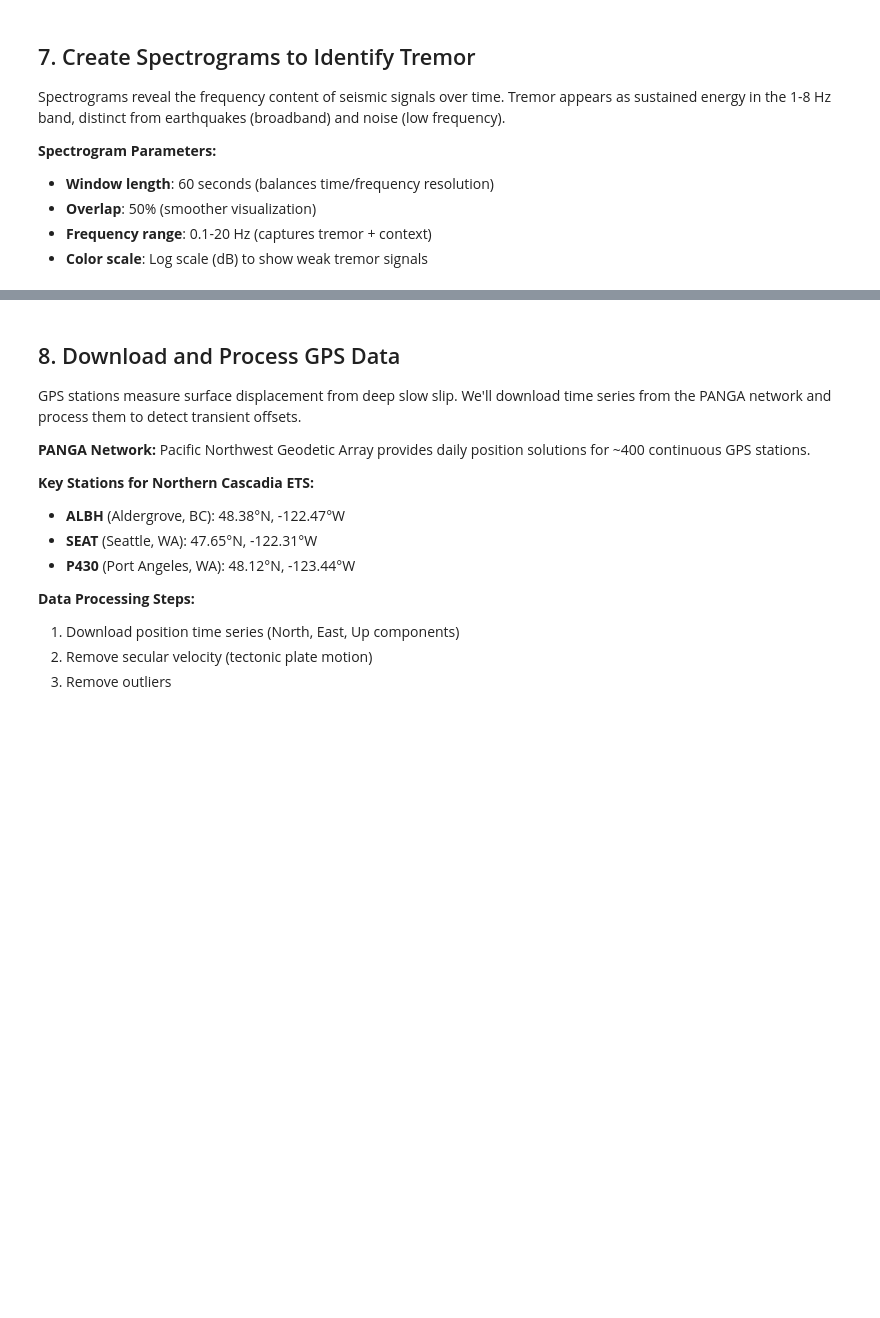
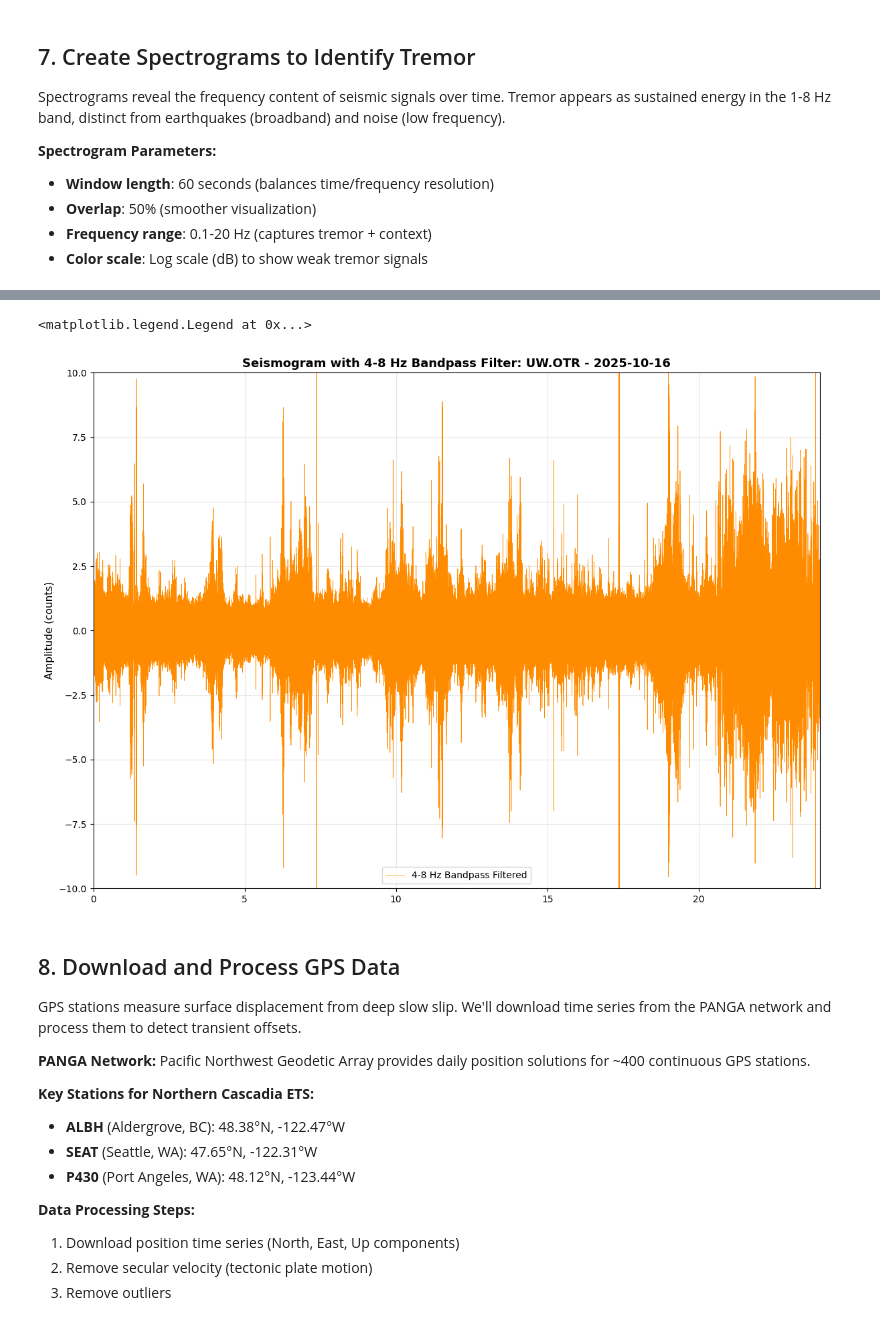
Before and after one commit to UW-geophysics-edu/ESS563-2025, a Jupyter notebook: notebooks/ESS563_Slow_Slip_Tremor_GPS.ipynb, the cells around one changed output, grey strips where cells are left out. Saved outputs shown, nothing was run; the diff lists cells and outputs as text; code cells hidden in the pictures; blank space fills up the shorter version.

```diff
--- a/notebooks/ESS563_Slow_Slip_Tremor_GPS.ipynb
+++ b/notebooks/ESS563_Slow_Slip_Tremor_GPS.ipynb
@@ -413,9 +414,9 @@ print(f"  Tremor count: {len(episode_tremor[episode_tremor['time'].dt.date == pe
 
 # Download from multiple stations in UW and UO networks
 stations_to_download = [
-    {'network': 'UW', 'station': 'RATT', 'channel': 'HHZ'},  # Rattlesnake Mountain, WA
-    {'network': 'UW', 'station': 'VLL', 'channel': 'HHZ'},   # Vantage, WA
-    {'network': 'UO', 'station': 'TIMB', 'channel': 'HHZ'},  # Timberline, OR
+    {'network': 'UW', 'station': 'OTR', 'channel': 'HHZ'},  # Hurricaine Mountain, WA
+    # {'network': 'UW', 'station': 'VLL', 'channel': 'HHZ'},   # Vantage, WA
+    # {'network': 'UO', 'station': 'TIMB', 'channel': 'HHZ'},  # Timberline, OR
 ]
 
 waveforms = {}
@@ -578,3 +602,46 @@ Processing UW.RATT...
+# %%
+from scipy import signal as sp_signal
+
+# Calculate and plot Power Spectral Density (PSD) in tremor frequency band
+
+# Get trace data
+tr = waveforms['UW.OTR'][0]
+sr = tr.stats.sampling_rate
+data = tr.data
+
+# Compute PSD using Welch's method
+nperseg_psd = int(60 * sr)  # 60 second windows for better frequency resolution
+f_psd, psd = sp_signal.welch(data, fs=sr, nperseg=nperseg_psd,
+                               noverlap=int(nperseg_psd * 0.5),
+                               scaling='density')
+
+# Convert to dB
+psd_dB = 10 * np.log10(psd + 1e-12)
+
+# Create figure with two panels
+fig, axes = plt.subplots(1, 1, figsize=(14, 10))
+
+# filter frequency band 4 to 8 Hz
+filtered_data = bandpass(data, freqmin=4.0, freqmax=8.0, df=sr)
+# Top panel: Raw and filtered seismogram
+ax = axes#[0]
+time_hrs = np.arange(len(data)) / sr / 3600
+# ax.plot(time_hrs, data, 'k-', linewidth=0.3, label='Raw Seismogram')
+ax.plot(time_hrs, filtered_data, 'darkorange', linewidth=0.5, label='4-8 Hz Bandpass Filtered')
+ax.set_ylabel('Amplitude (counts)', fontsize=11)
+ax.set_title(f'Seismogram with 4-8 Hz Bandpass Filter: {station_code} - {download_start.strftime("%Y-%m-%d")}',
+            fontsize=13, fontweight='bold')
+# overlay with vertical lines at tremor event times
+# for tremor_time in day_of_tremor_['time']:
+    # tremor_time_hrs = (tremor_time - download_start).total_seconds() / 3600
+    # ax.axvline(tremor_time_hrs, color='red', linestyle='--', alpha=0.7)
+ax.grid(True, alpha=0.3)
+ax.set_ylim(-10,10)
+ax.set_xlim([0, time_hrs[-1]])
+ax.legend()
+# %% [output]
+<matplotlib.legend.Legend at 0x...>
+[figure, added]
 # %% [markdown]
 ## 8. Download and Process GPS Data
 
```
Also changed, not shown: parts of 14 cells of this notebook, 3 other files.
